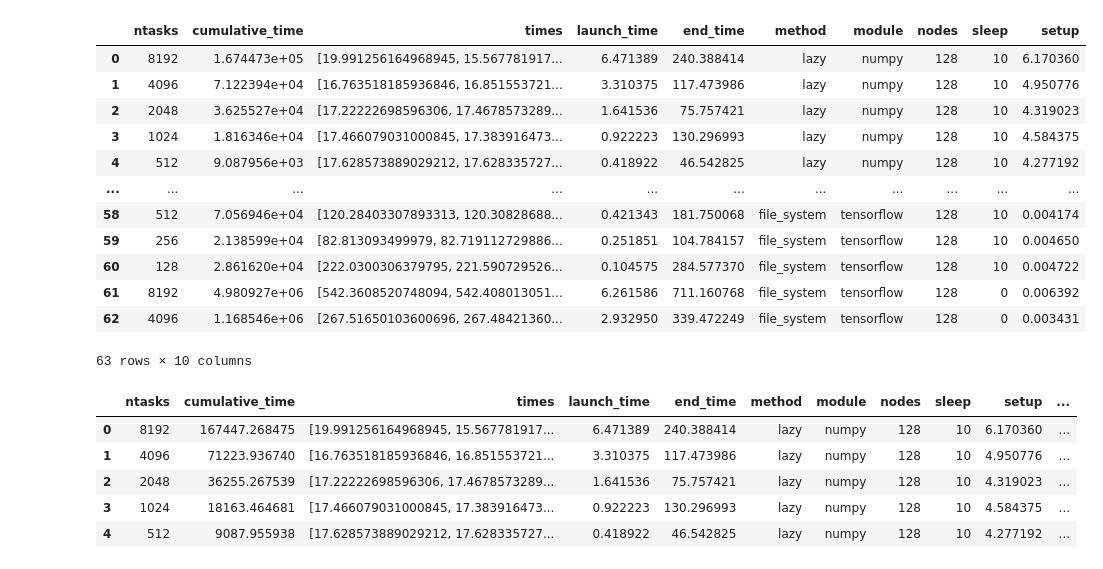
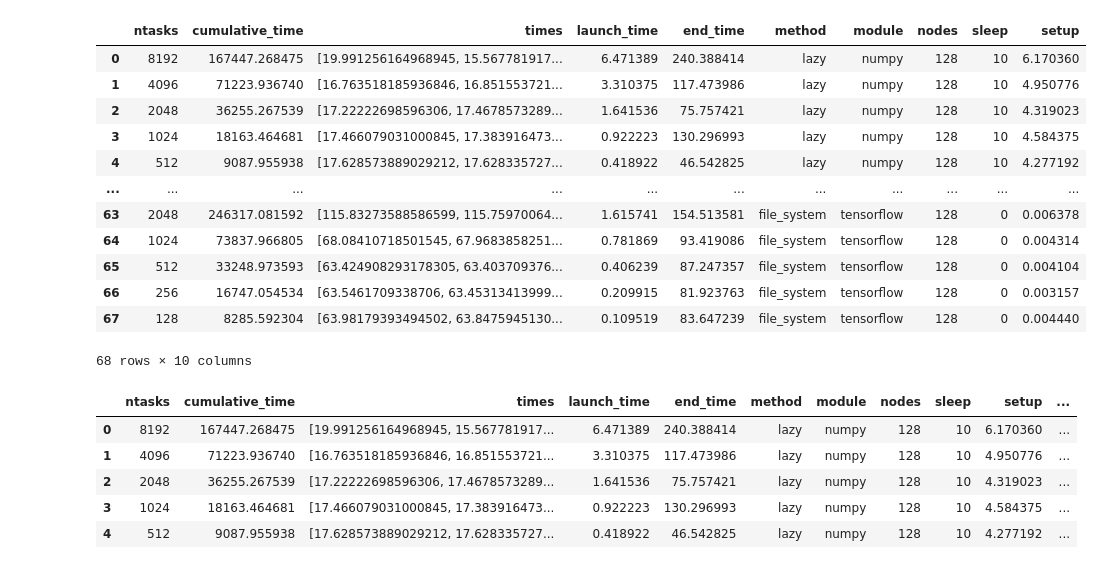
Before and after one commit to AK2000/proxy-imports, a Jupyter notebook: Plot Results (Theta).ipynb, the cells around one changed output. Saved outputs shown, nothing was run; the diff lists cells and outputs as text; code cells hidden in the pictures.

```diff
--- a/Plot Results (Theta).ipynb
+++ b/Plot Results (Theta).ipynb
@@ -5,25 +5,25 @@ import json
 import matplotlib.pyplot as plt
 import seaborn as sns
 # %%
-with open("results/results-128.jsonl") as fp:
+with open("results/theta/results-128.jsonl") as fp:
     lines = fp.readlines()
 experiments = [json.loads(line) for line in lines]
 results = pd.DataFrame.from_records(experiments)
 results
 # %% [output]
 |  | ntasks | cumulative_time | times | launch_time | end_time | method | module | nodes | sleep | setup |
-| 0 | 8192 | 1.674473e+05 | [19.991256164968945, 15.567781917... | 6.471389 | 240.388414 | lazy | numpy | 128 | 10 | 6.170360 |
-| 1 | 4096 | 7.122394e+04 | [16.763518185936846, 16.851553721... | 3.310375 | 117.473986 | lazy | numpy | 128 | 10 | 4.950776 |
-| 2 | 2048 | 3.625527e+04 | [17.22222698596306, 17.4678573289... | 1.641536 | 75.757421 | lazy | numpy | 128 | 10 | 4.319023 |
-| 3 | 1024 | 1.816346e+04 | [17.466079031000845, 17.383916473... | 0.922223 | 130.296993 | lazy | numpy | 128 | 10 | 4.584375 |
-| 4 | 512 | 9.087956e+03 | [17.628573889029212, 17.628335727... | 0.418922 | 46.542825 | lazy | numpy | 128 | 10 | 4.277192 |
+| 0 | 8192 | 167447.268475 | [19.991256164968945, 15.567781917... | 6.471389 | 240.388414 | lazy | numpy | 128 | 10 | 6.170360 |
+| 1 | 4096 | 71223.936740 | [16.763518185936846, 16.851553721... | 3.310375 | 117.473986 | lazy | numpy | 128 | 10 | 4.950776 |
+| 2 | 2048 | 36255.267539 | [17.22222698596306, 17.4678573289... | 1.641536 | 75.757421 | lazy | numpy | 128 | 10 | 4.319023 |
+| 3 | 1024 | 18163.464681 | [17.466079031000845, 17.383916473... | 0.922223 | 130.296993 | lazy | numpy | 128 | 10 | 4.584375 |
+| 4 | 512 | 9087.955938 | [17.628573889029212, 17.628335727... | 0.418922 | 46.542825 | lazy | numpy | 128 | 10 | 4.277192 |
 | ... | ... | ... | ... | ... | ... | ... | ... | ... | ... | ... |
-| 58 | 512 | 7.056946e+04 | [120.28403307893313, 120.30828688... | 0.421343 | 181.750068 | file_system | tensorflow | 128 | 10 | 0.004174 |
-| 59 | 256 | 2.138599e+04 | [82.813093499979, 82.719112729886... | 0.251851 | 104.784157 | file_system | tensorflow | 128 | 10 | 0.004650 |
-| 60 | 128 | 2.861620e+04 | [222.0300306379795, 221.590729526... | 0.104575 | 284.577370 | file_system | tensorflow | 128 | 10 | 0.004722 |
-| 61 | 8192 | 4.980927e+06 | [542.3608520748094, 542.408013051... | 6.261586 | 711.160768 | file_system | tensorflow | 128 | 0 | 0.006392 |
-| 62 | 4096 | 1.168546e+06 | [267.51650103600696, 267.48421360... | 2.932950 | 339.472249 | file_system | tensorflow | 128 | 0 | 0.003431 |
+| 63 | 2048 | 246317.081592 | [115.83273588586599, 115.75970064... | 1.615741 | 154.513581 | file_system | tensorflow | 128 | 0 | 0.006378 |
+| 64 | 1024 | 73837.966805 | [68.08410718501545, 67.9683858251... | 0.781869 | 93.419086 | file_system | tensorflow | 128 | 0 | 0.004314 |
+| 65 | 512 | 33248.973593 | [63.424908293178305, 63.403709376... | 0.406239 | 87.247357 | file_system | tensorflow | 128 | 0 | 0.004104 |
+| 66 | 256 | 16747.054534 | [63.5461709338706, 63.45313413999... | 0.209915 | 81.923763 | file_system | tensorflow | 128 | 0 | 0.003157 |
+| 67 | 128 | 8285.592304 | [63.98179393494502, 63.8475945130... | 0.109519 | 83.647239 | file_system | tensorflow | 128 | 0 | 0.004440 |
-63 rows × 10 columns
+68 rows × 10 columns
 # %%
 results["avg_time"] = results["times"].apply(lambda x: np.mean(x))
 results["total_time"] = results["end_time"] + results["setup"]
```
Also changed, not shown: parts of 3 cells of this notebook.
